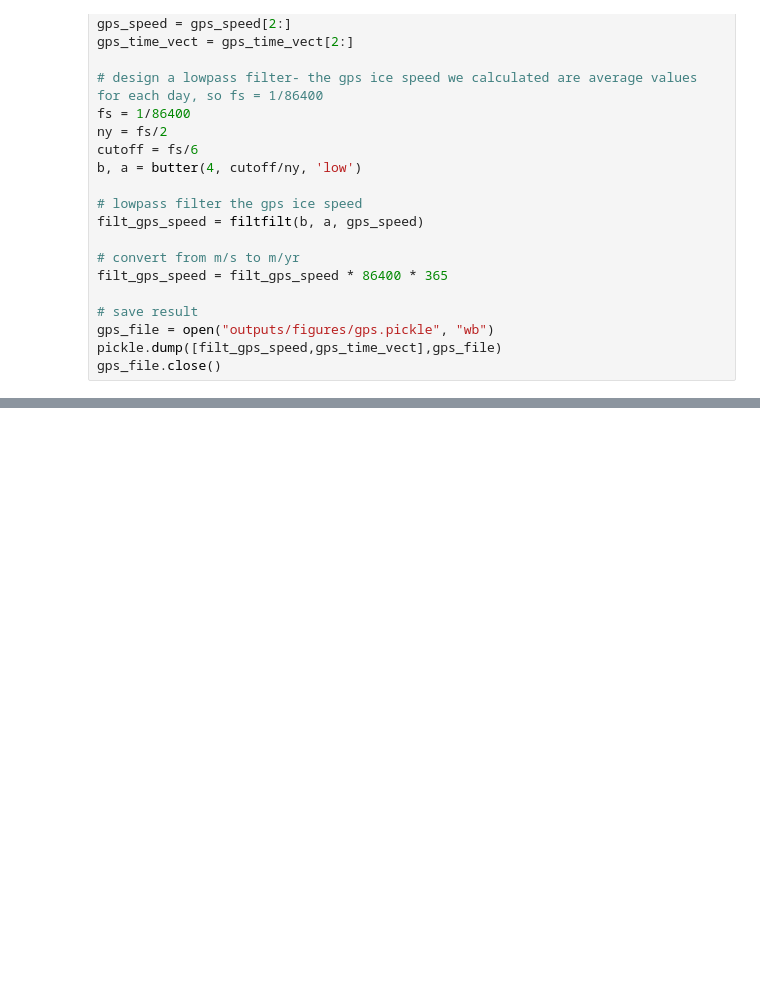
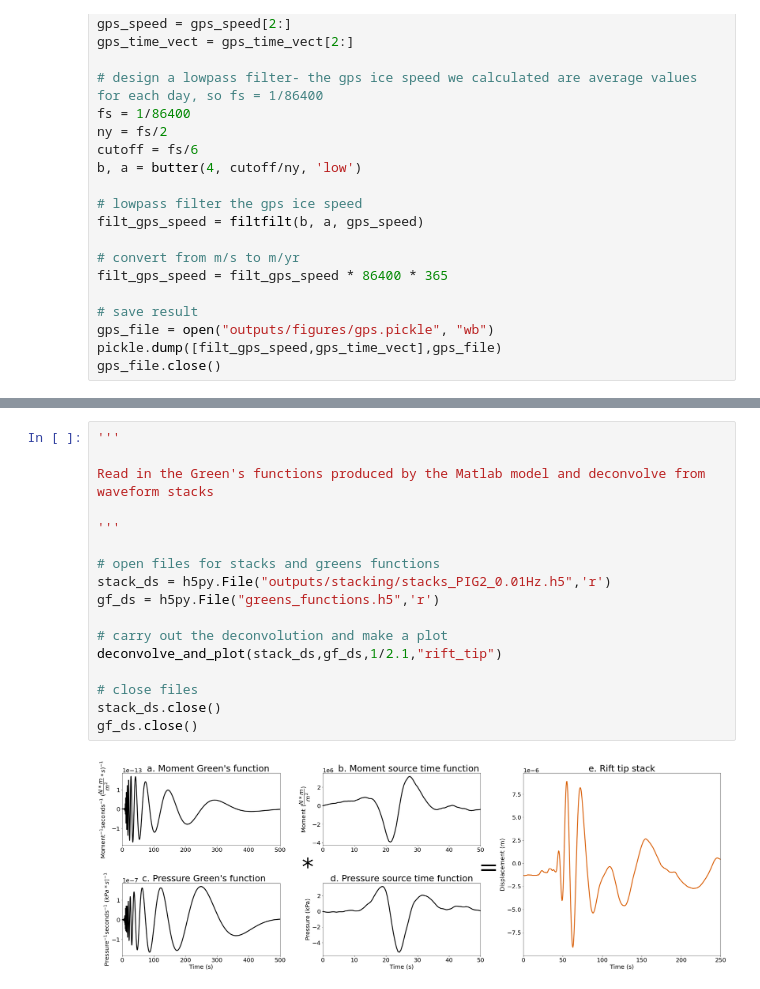
Before and after one commit to stepholinger/rift_detection_location, a Jupyter notebook: riftquake_analysis.ipynb, the cells around one changed output, grey strips where cells are left out. Saved outputs shown, nothing was run; the diff lists cells and outputs as text; blank space fills up the shorter version.

Commit message:
incorporated decon_demo codes into main riftquake_analysis notebook and made minor modifications to decon figure

```diff
--- a/riftquake_analysis.ipynb
+++ b/riftquake_analysis.ipynb
@@ -753,0 +750,19 @@ plot_weekly_events_and_gps(filt_gps_speed,gps_time_vect,noise_vect,noise_date_ve
+# %%
+'''
+
+Read in the Green's functions produced by the Matlab model and deconvolve from waveform stacks
+
+'''
+
+# open files for stacks and greens functions
+stack_ds = h5py.File("outputs/stacking/stacks_PIG2_0.01Hz.h5",'r')
+gf_ds = h5py.File("greens_functions.h5",'r')
+
+# carry out the deconvolution and make a plot
+deconvolve_and_plot(stack_ds,gf_ds,1/2.1,"rift_tip")
+
+# close files
+stack_ds.close()
+gf_ds.close()
+# %% [output]
+[figure, added]
```
Also changed, not shown: parts of 3 cells of this notebook, 1 other file.
